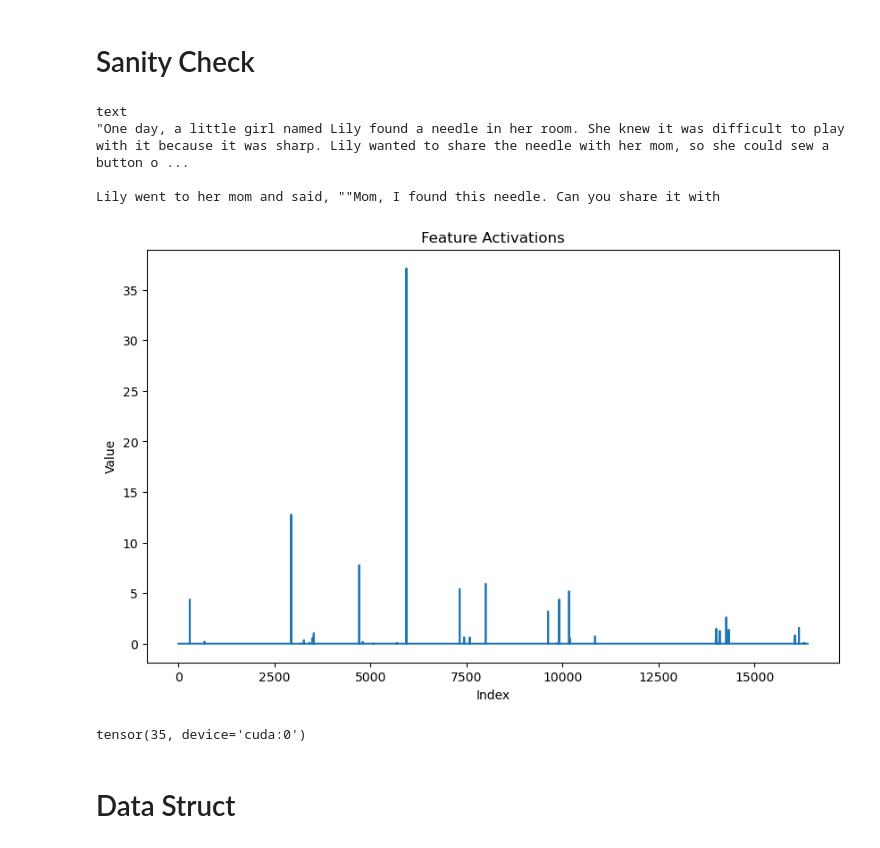
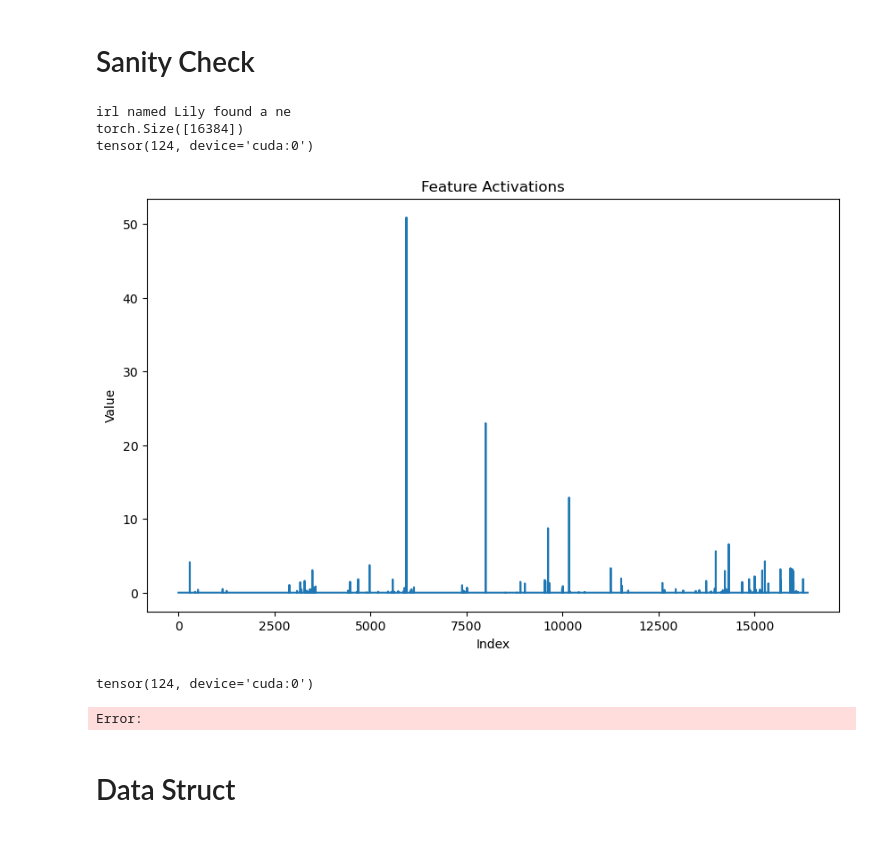
Before and after one commit to Activated-AI/Budget-Scaling-Monosemanticity, a Jupyter notebook: sae-interpretability.ipynb, the cells around one changed output. Drawn from its saved outputs; the diff is of its cells as text; code cells hidden in the pictures.

```diff
--- a/sae-interpretability.ipynb
+++ b/sae-interpretability.ipynb
@@ -1099,0 +1095,15 @@ R^2 Score: tensor(0.8105, device='cuda:0')
+# %%
+sample_feature_activations = torch.tensor(
+    [
+        [0, 0, 0, 0],
+        [0, 0, 1, 0],
+        [0, 3, 0, 1],
+        [1, 1, 0, 1]
+    ]
+)
+
+def active_features_per_token(feature_activations):
+    nonzero_counts = (feature_activations != 0).sum(dim=-1)
+    return nonzero_counts
+
+print(active_features_per_token(sample_feature_activations))
@@ -1128,35 +1143,37 @@ plt.show()
 # Sanity Check
 # %%
 start_idx = 0
-characters = 300
+characters = 25
 
 text = text[start_idx:start_idx+characters]
 print(text)
 
 embedding =  model.get_embedding(text)
 
 sae_output = sae(embedding)
 
 features = sae_output['feature_activations']
+print(features.shape)
+print(active_features_per_token(features))
 
 import matplotlib.pyplot as plt
 
 # Plot the feature activations
 plt.figure(figsize=(10, 6))
 plt.plot(features.cpu().detach().numpy().flatten())
 plt.title('Feature Activations')
 plt.xlabel('Index')
 plt.ylabel('Value')
 plt.show()
 
 nonzero_counts = (features != 0.0)
 print(nonzero_counts.sum())
 # %% [output]
-text
-"One day, a little girl named Lily found a needle in her room. She knew it was difficult to play with it because it was sharp. Lily wanted to share the needle with her mom, so she could sew a button o ...
-
-Lily went to her mom and said, ""Mom, I found this needle. Can you share it with
+irl named Lily found a ne
+torch.Size([16384])
+tensor(124, device='cuda:0')
-[figure, old version]
+[figure, new version]
-tensor(35, device='cuda:0')
+tensor(124, device='cuda:0')
+Error:
 # %% [markdown]
 # Data Struct
```
Also changed, not shown: parts of 5 cells of this notebook, 2 other files.
